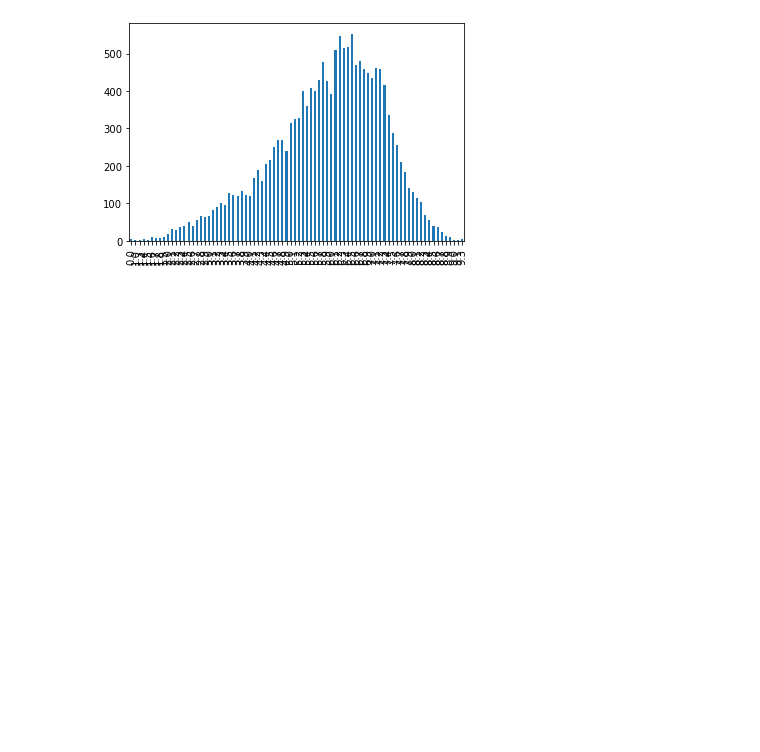
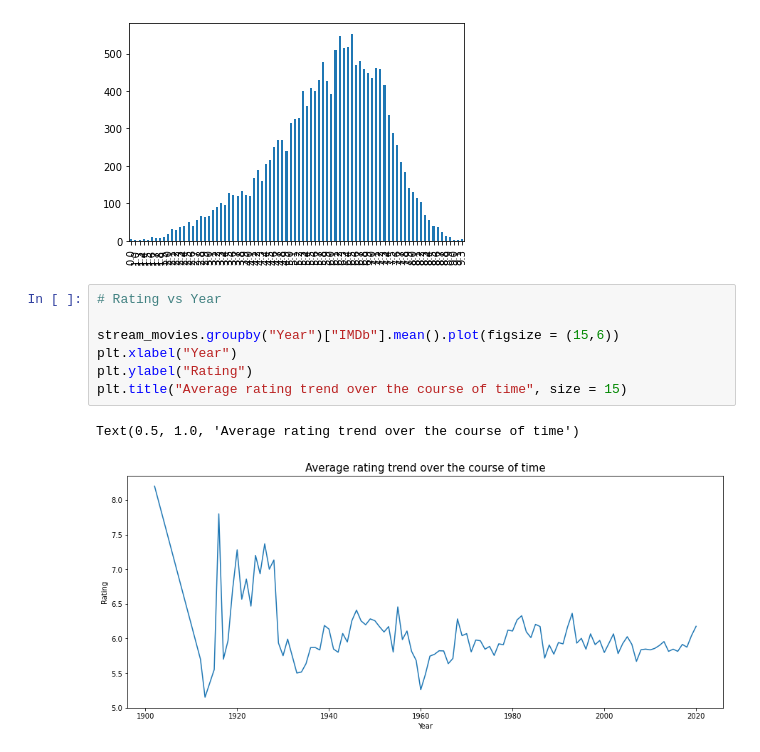
Before and after one commit to datares/the-avocados-movies, a Jupyter notebook: Annie/Movies on Stream Platforms.ipynb, the cells around one changed output. Cells and saved outputs as stored; diff of their text form; blank space fills up the shorter version.

```diff
--- a/Annie/Movies on Stream Platforms.ipynb
+++ b/Annie/Movies on Stream Platforms.ipynb
@@ -152,3 +152,13 @@ imdb_count.plot.bar(x=None)
 # %% [output]
 <AxesSubplot:>
 [figure]
+# %%
+# Rating vs Year
+
+stream_movies.groupby("Year")["IMDb"].mean().plot(figsize = (15,6))
+plt.xlabel("Year")
+plt.ylabel("Rating")
+plt.title("Average rating trend over the course of time", size = 15)
+# %% [output]
+Text(0.5, 1.0, 'Average rating trend over the course of time')
+[figure, added]
```
Also changed, not shown: parts of 3 cells of this notebook.
